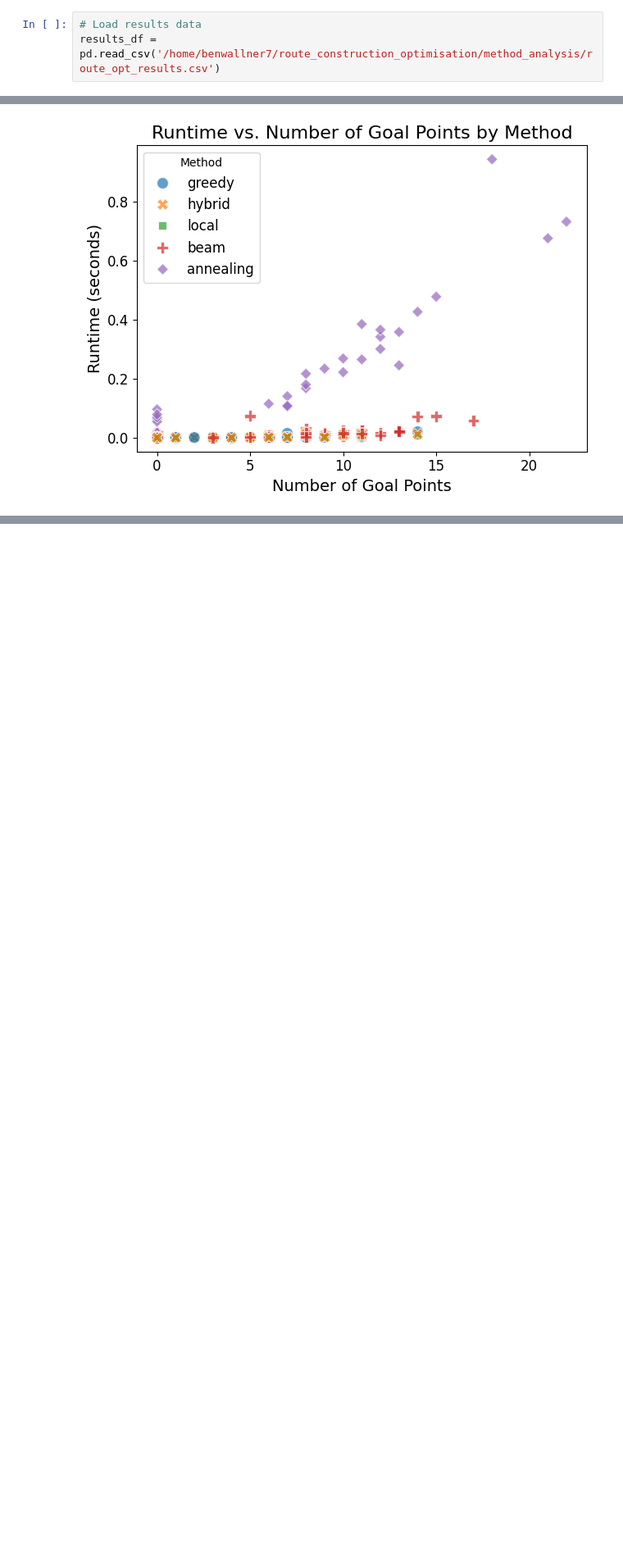
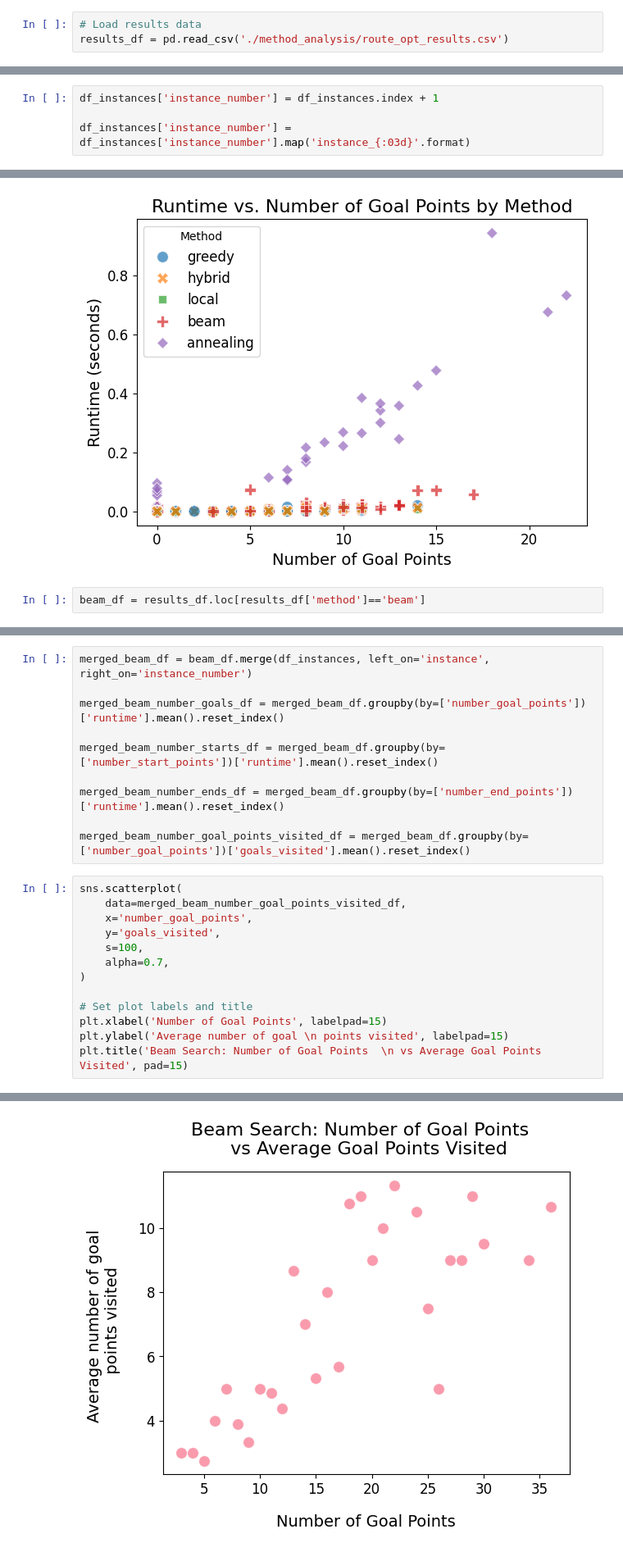
Before and after one commit to BenWallner7/route_construction_optimisation, a Jupyter notebook: report.ipynb, the cells around one changed output, grey strips where cells are left out. Shown at 82% size. Drawn from its saved outputs; the diff is of its cells as text; blank space fills up the shorter version.

```diff
--- a/report.ipynb
+++ b/report.ipynb
@@ -15,7 +15,7 @@ plt.style.use('default')
 sns.set_palette("husl")
 # %%
 # Load results data
-results_df = pd.read_csv('/home/benwallner7/route_construction_optimisation/method_analysis/route_opt_results.csv')
+results_df = pd.read_csv('./method_analysis/route_opt_results.csv')
 # %% [markdown]
 ## Number of instances
 
@@ -205,0 +230,4 @@ plt.show()
+# %%
+df_instances['instance_number'] = df_instances.index + 1
+
+df_instances['instance_number'] = df_instances['instance_number'].map('instance_{:03d}'.format)
@@ -228,3 +310,5 @@ plt.tight_layout()
 plt.show()
 # %% [output]
 [figure]
+# %%
+beam_df = results_df.loc[results_df['method']=='beam']
@@ -230,0 +415,24 @@ plt.show()
+# %%
+merged_beam_df = beam_df.merge(df_instances, left_on='instance', right_on='instance_number')
+
+merged_beam_number_goals_df = merged_beam_df.groupby(by=['number_goal_points'])['runtime'].mean().reset_index()
+
+merged_beam_number_starts_df = merged_beam_df.groupby(by=['number_start_points'])['runtime'].mean().reset_index()
+
+merged_beam_number_ends_df = merged_beam_df.groupby(by=['number_end_points'])['runtime'].mean().reset_index()
+
+merged_beam_number_goal_points_visited_df = merged_beam_df.groupby(by=['number_goal_points'])['goals_visited'].mean().reset_index()
+# %%
+sns.scatterplot(
+    data=merged_beam_number_goal_points_visited_df,
+    x='number_goal_points',
+    y='goals_visited',
+    s=100,
+    alpha=0.7,
+)
+
+# Set plot labels and title
+plt.xlabel('Number of Goal Points', labelpad=15)
+plt.ylabel('Average number of goal \n points visited', labelpad=15)
+plt.title('Beam Search: Number of Goal Points  \n vs Average Goal Points Visited', pad=15)
+# %% [output]
@@ -230,0 +440 @@ plt.show()
+[figure, added]
```
Also changed, not shown: parts of 19 cells of this notebook.
